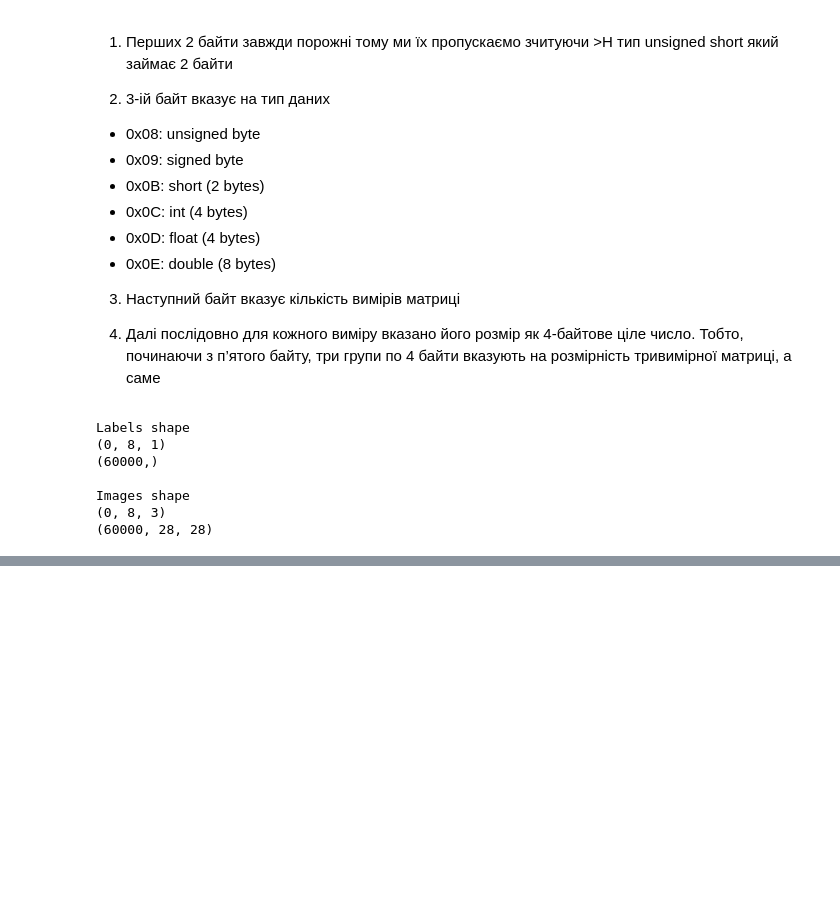
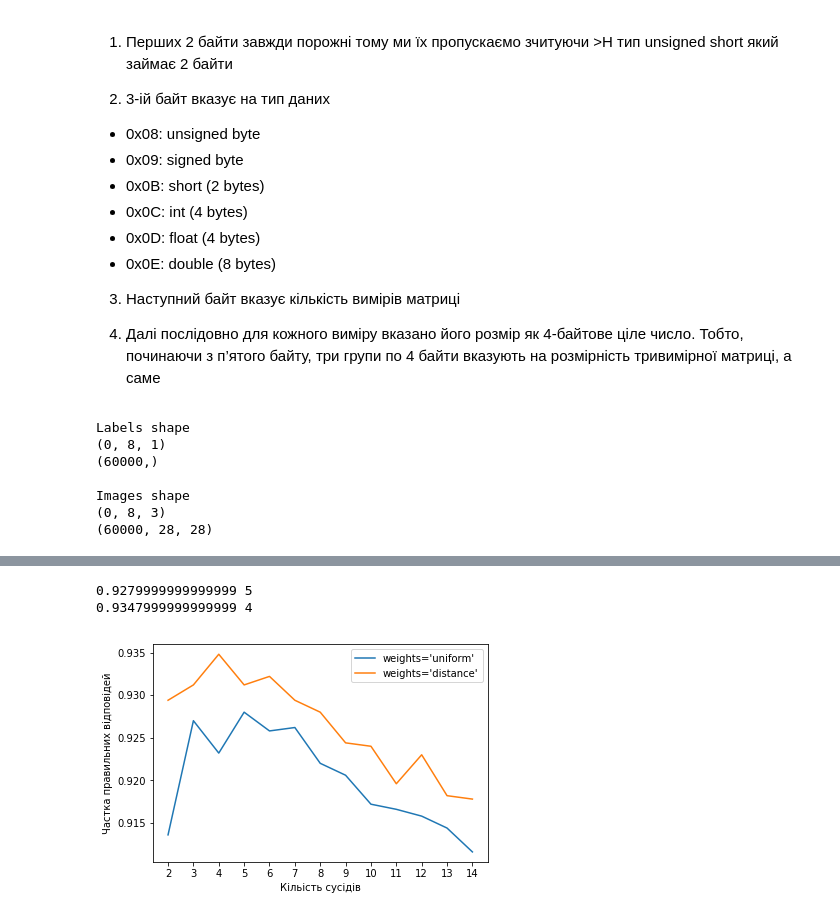
Before and after one commit to olecksamdr/digit-recognition, a Jupyter notebook: knn.ipynb, the cells around one changed output, grey strips where cells are left out. Drawn from its saved outputs; the diff is of its cells as text; code cells hidden in the pictures; blank space fills up the shorter version.

```diff
--- a/knn.ipynb
+++ b/knn.ipynb
@@ -91,0 +66,2 @@ knn = KNeighborsClassifier(n_neighbors=7, algorithm = 'ball_tree').fit(X_train,
+# %%
+X_subset, y_subset = get_subset(X_train, y_train, 500)
@@ -91,0 +77,12 @@ knn = KNeighborsClassifier(n_neighbors=7, algorithm = 'ball_tree').fit(X_train,
+# %%
+from sklearn.model_selection import cross_val_score
+
+# шукаємо найкращий пареметр для knn
+k_range = range(2, 15)
+scores = []
+
+for k in k_range:
+    knn = KNeighborsClassifier(n_neighbors=k, algorithm = 'ball_tree', n_jobs=-1)
+    cv_scores = cross_val_score(knn, X_subset, y_subset, cv=5, scoring='accuracy')
+    scores.append(cv_scores.mean())
+    print(k, scores[-1])
@@ -91,0 +103,12 @@ knn = KNeighborsClassifier(n_neighbors=7, algorithm = 'ball_tree').fit(X_train,
+# %%
+from sklearn.model_selection import cross_val_score
+
+# шукаємо найкращий пареметр для knn
+k_range = range(2, 15)
+w_scores = []
+
+for k in k_range:
+    knn = KNeighborsClassifier(n_neighbors=k, algorithm='ball_tree', weights='distance', n_jobs=-1)
+    cv_scores = cross_val_score(knn, X_subset, y_subset, cv=5, scoring='accuracy')
+    w_scores.append(cv_scores.mean())
+    print(k, w_scores[-1])
@@ -91,0 +129,22 @@ knn = KNeighborsClassifier(n_neighbors=7, algorithm = 'ball_tree').fit(X_train,
+# %%
+plt.plot(k_range, scores, label='weights=\'uniform\'')
+plt.plot(k_range, w_scores, label='weights=\'distance\'')
+
+plt.xticks(k_range)
+# plt.yticks(scores)
+
+plt.xlabel('Кільість сусідів')
+plt.ylabel('Частка правильних відповідей')
+plt.legend()
+
+xmax = max(scores)
+xindex = scores.index(xmax)
+print(xmax, k_range[xindex])
+
+xmax = max(w_scores)
+xindex = w_scores.index(xmax)
+print(xmax, k_range[xindex])
+# %% [output]
+0.9279999999999999 5
+0.9347999999999999 4
+[figure, added]
```
Also changed, not shown: parts of 12 cells of this notebook, 2 other files.
